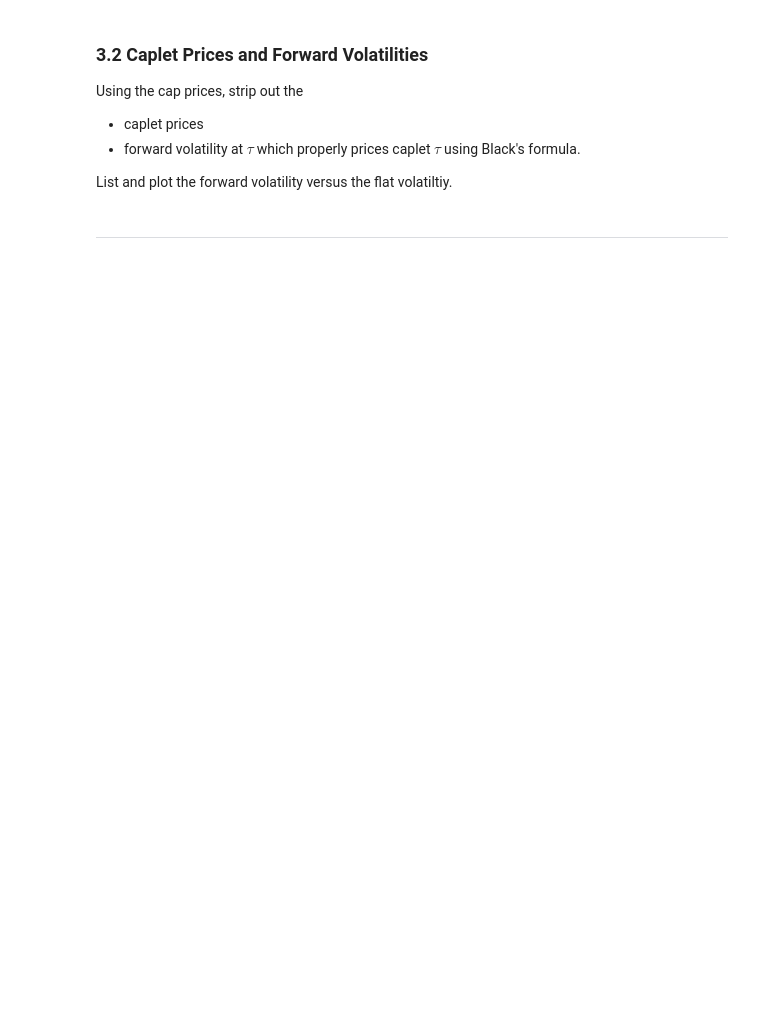
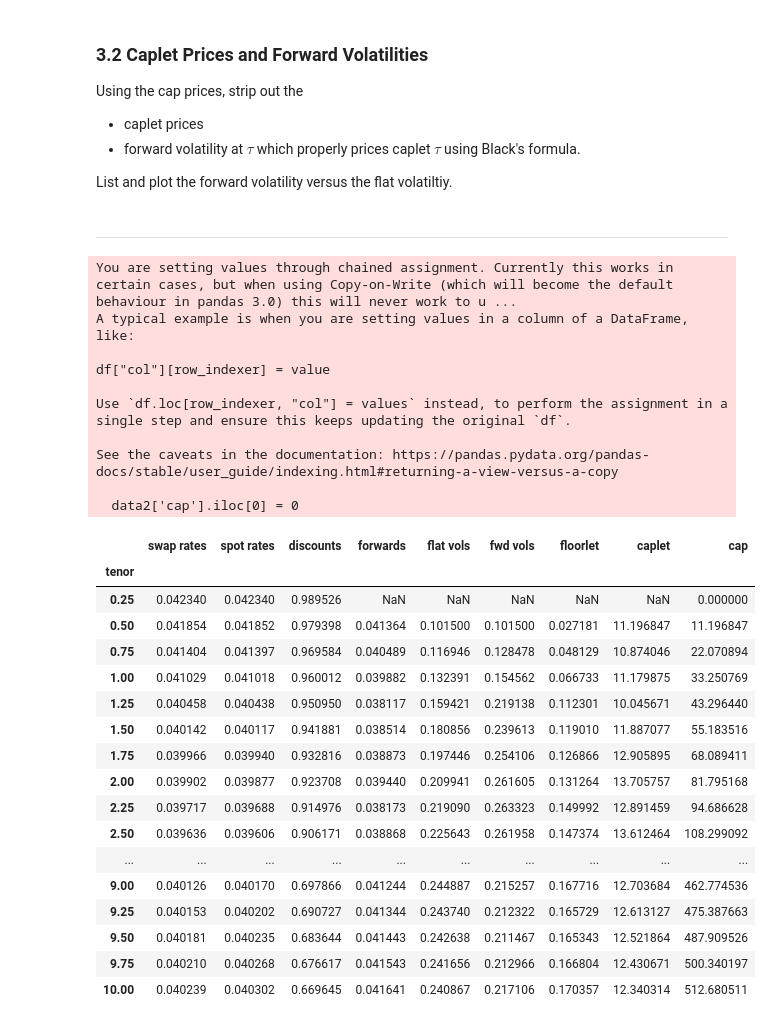
Before and after one commit to vinnyyx/finm-fiderivs-2025, a Jupyter notebook: homework/Homework 1.ipynb, the cells around one changed output. Cells and saved outputs as stored; diff of their text form; code cells hidden in the pictures; blank space fills up the shorter version.

```diff
--- a/homework/Homework 1.ipynb
+++ b/homework/Homework 1.ipynb
@@ -236,3 +487,13 @@ For each cap maturity, $.5\le T \le 10$, use the flat volatility to get the pric
 Report the cap prices across expirations, $.5\le T \le 10$.
 
 Plot the cap prices across expirations.
+# %%
+def caplet_price(discount_factor, forward_rate, strike, vol_fwd, ttm, notional=100, freq=4):
+    try:
+        sigma_t = vol_fwd * np.sqrt(ttm - 1/freq)
+        d1 = np.log(forward_rate / strike) / sigma_t + 0.5 * sigma_t
+        d2 = d1 - sigma_t
+
+        return notional / freq * discount_factor * (forward_price * norm.cdf(d1) - strike * norm.cdf(d2))
+    except Exception:
+        return np.NaN
@@ -246,3 +550,38 @@ Using the cap prices, strip out the
 List and plot the forward volatility versus the flat volatiltiy.
 # %% [markdown]
 ***
+# %%
+data2['cap'].iloc[0] = 0
+
+data2['caplet'] = data2['cap'] - data2['cap'].shift()
+
+data2
+# %% [output]
+You are setting values through chained assignment. Currently this works in certain cases, but when using Copy-on-Write (which will become the default behaviour in pandas 3.0) this will never work to u ...
+A typical example is when you are setting values in a column of a DataFrame, like:
+
+df["col"][row_indexer] = value
+
+Use `df.loc[row_indexer, "col"] = values` instead, to perform the assignment in a single step and ensure this keeps updating the original `df`.
+
+See the caveats in the documentation: https://pandas.pydata.org/pandas-docs/stable/user_guide/indexing.html#returning-a-view-versus-a-copy
+
+  data2['cap'].iloc[0] = 0
+|  | swap rates | spot rates | discounts | forwards | flat vols | fwd vols | floorlet | caplet | cap |
+| tenor |  |  |  |  |  |  |  |  |  |
+| 0.25 | 0.042340 | 0.042340 | 0.989526 | NaN | NaN | NaN | NaN | NaN | 0.000000 |
+| 0.50 | 0.041854 | 0.041852 | 0.979398 | 0.041364 | 0.101500 | 0.101500 | 0.027181 | 11.196847 | 11.196847 |
+| 0.75 | 0.041404 | 0.041397 | 0.969584 | 0.040489 | 0.116946 | 0.128478 | 0.048129 | 10.874046 | 22.070894 |
+| 1.00 | 0.041029 | 0.041018 | 0.960012 | 0.039882 | 0.132391 | 0.154562 | 0.066733 | 11.179875 | 33.250769 |
+| 1.25 | 0.040458 | 0.040438 | 0.950950 | 0.038117 | 0.159421 | 0.219138 | 0.112301 | 10.045671 | 43.296440 |
+| 1.50 | 0.040142 | 0.040117 | 0.941881 | 0.038514 | 0.180856 | 0.239613 | 0.119010 | 11.887077 | 55.183516 |
+| 1.75 | 0.039966 | 0.039940 | 0.932816 | 0.038873 | 0.197446 | 0.254106 | 0.126866 | 12.905895 | 68.089411 |
+| 2.00 | 0.039902 | 0.039877 | 0.923708 | 0.039440 | 0.209941 | 0.261605 | 0.131264 | 13.705757 | 81.795168 |
+| 2.25 | 0.039717 | 0.039688 | 0.914976 | 0.038173 | 0.219090 | 0.263323 | 0.149992 | 12.891459 | 94.686628 |
+| 2.50 | 0.039636 | 0.039606 | 0.906171 | 0.038868 | 0.225643 | 0.261958 | 0.147374 | 13.612464 | 108.299092 |
+| ... | ... | ... | ... | ... | ... | ... | ... | ... | ... |
+| 9.00 | 0.040126 | 0.040170 | 0.697866 | 0.041244 | 0.244887 | 0.215257 | 0.167716 | 12.703684 | 462.774536 |
+| 9.25 | 0.040153 | 0.040202 | 0.690727 | 0.041344 | 0.243740 | 0.212322 | 0.165729 | 12.613127 | 475.387663 |
+| 9.50 | 0.040181 | 0.040235 | 0.683644 | 0.041443 | 0.242638 | 0.211467 | 0.165343 | 12.521864 | 487.909526 |
+| 9.75 | 0.040210 | 0.040268 | 0.676617 | 0.041543 | 0.241656 | 0.212966 | 0.166804 | 12.430671 | 500.340197 |
+| 10.00 | 0.040239 | 0.040302 | 0.669645 | 0.041641 | 0.240867 | 0.217106 | 0.170357 | 12.340314 | 512.680511 |
```
Also changed, not shown: parts of 28 cells of this notebook.
